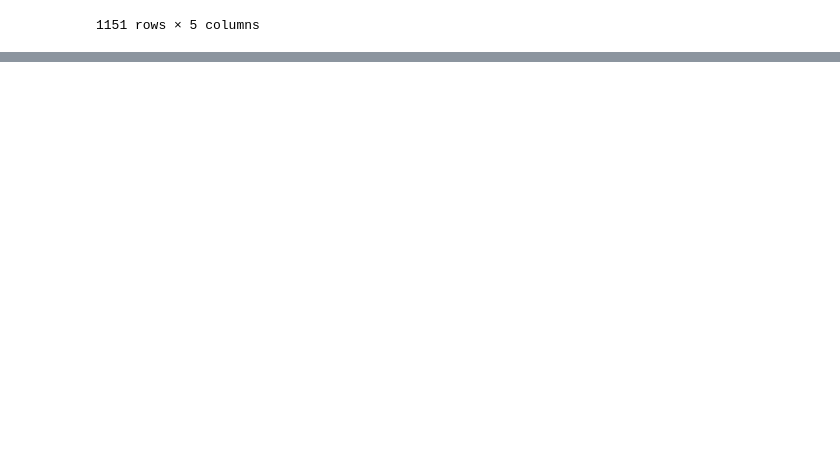
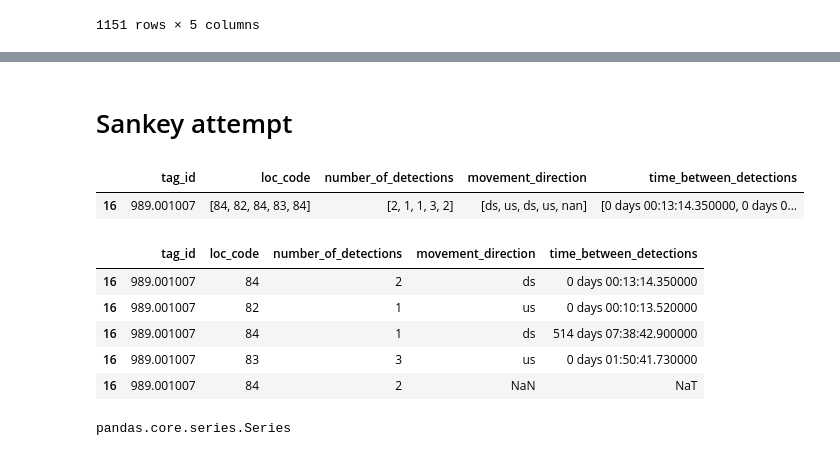
Before and after one commit to riyaeliza123/PIT-detection-patterns, a Jupyter notebook: pit_profiles.ipynb, the cells around one changed output, grey strips where cells are left out. Cells and saved outputs as stored; diff of their text form; code cells hidden in the pictures; blank space fills up the shorter version.

Commit message:
new sankey created

```diff
--- a/pit_profiles.ipynb
+++ b/pit_profiles.ipynb
@@ -148,0 +225,28 @@ unusual.to_csv("data/unusual movements.csv", index=False)
+# %% [markdown]
+# Sankey attempt
+# %%
+sankey = more_than_30.loc[[16]] #taking random row
+sankey['movement_direction'] = sankey['movement_direction'].apply(lambda x: x + [np.nan] if isinstance(x, list) else x)
+# sankey['time_between_detections'] = sankey['time_between_detections'].apply(lambda x: x[:-1] if isinstance(x, list) and len(x) > 0 else x)
+# sankey['time_between_detections'] = sankey['time_between_detections'].apply(lambda x: [np.nan] + x if isinstance(x, list) else x)
+
+sankey
+# %% [output]
+|  | tag_id | loc_code | number_of_detections | movement_direction | time_between_detections |
+| 16 | 989.001007 | [84, 82, 84, 83, 84] | [2, 1, 1, 3, 2] | [ds, us, ds, us, nan] | [0 days 00:13:14.350000, 0 days 0... |
+# %%
+columns_to_explode = ['loc_code', 'number_of_detections', 'movement_direction', 'time_between_detections']
+sankey = sankey.explode(columns_to_explode)
+sankey = pd.DataFrame(sankey)
+sankey
+# %% [output]
+|  | tag_id | loc_code | number_of_detections | movement_direction | time_between_detections |
+| 16 | 989.001007 | 84 | 2 | ds | 0 days 00:13:14.350000 |
+| 16 | 989.001007 | 82 | 1 | us | 0 days 00:10:13.520000 |
+| 16 | 989.001007 | 84 | 1 | ds | 514 days 07:38:42.900000 |
+| 16 | 989.001007 | 83 | 3 | us | 0 days 01:50:41.730000 |
+| 16 | 989.001007 | 84 | 2 | NaN | NaT |
+# %%
+type(sankey['time_between_detections'])
+# %% [output]
+pandas.core.series.Series
```
Also changed, not shown: parts of 10 cells of this notebook, 1 other file.
